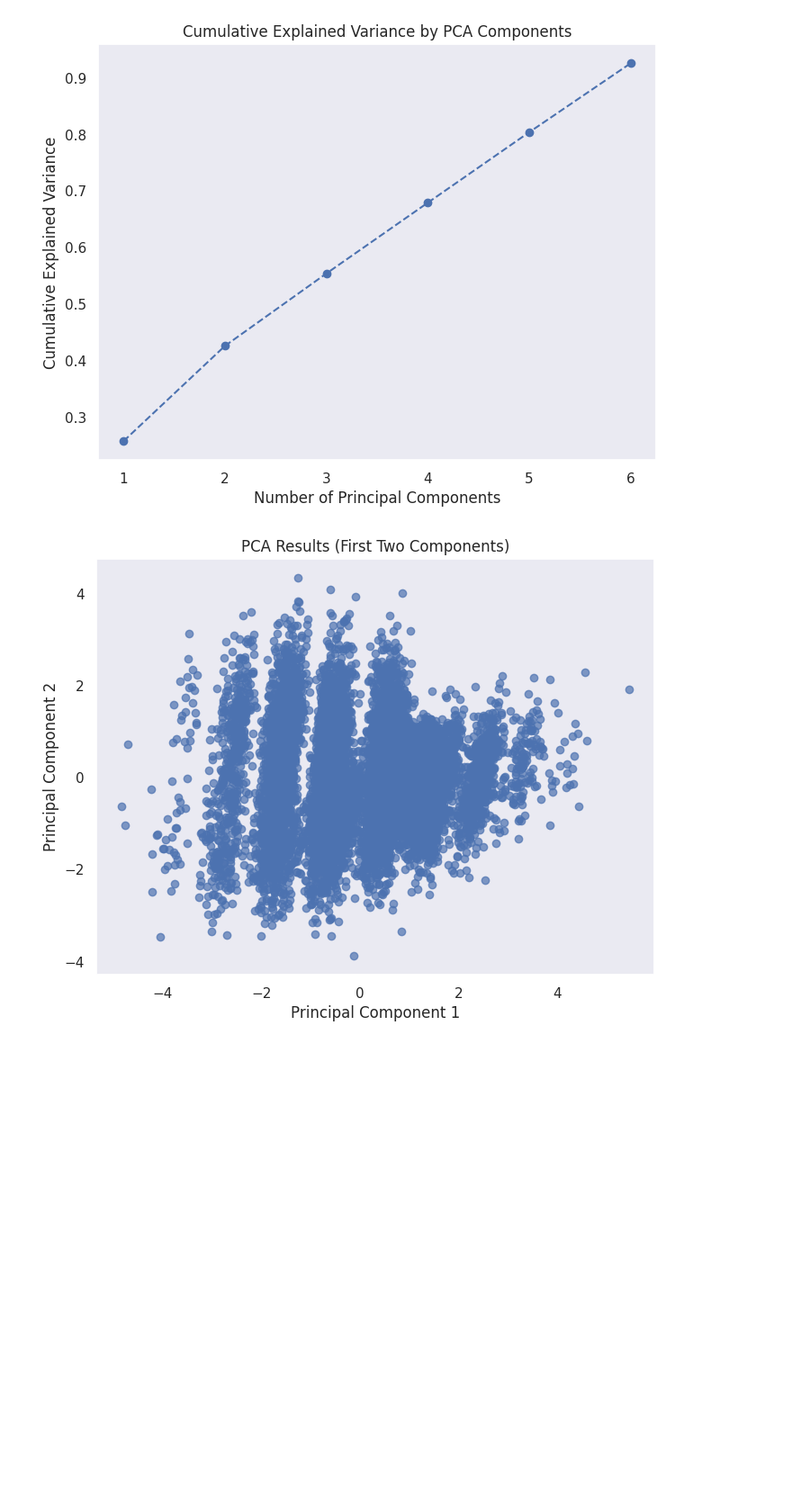
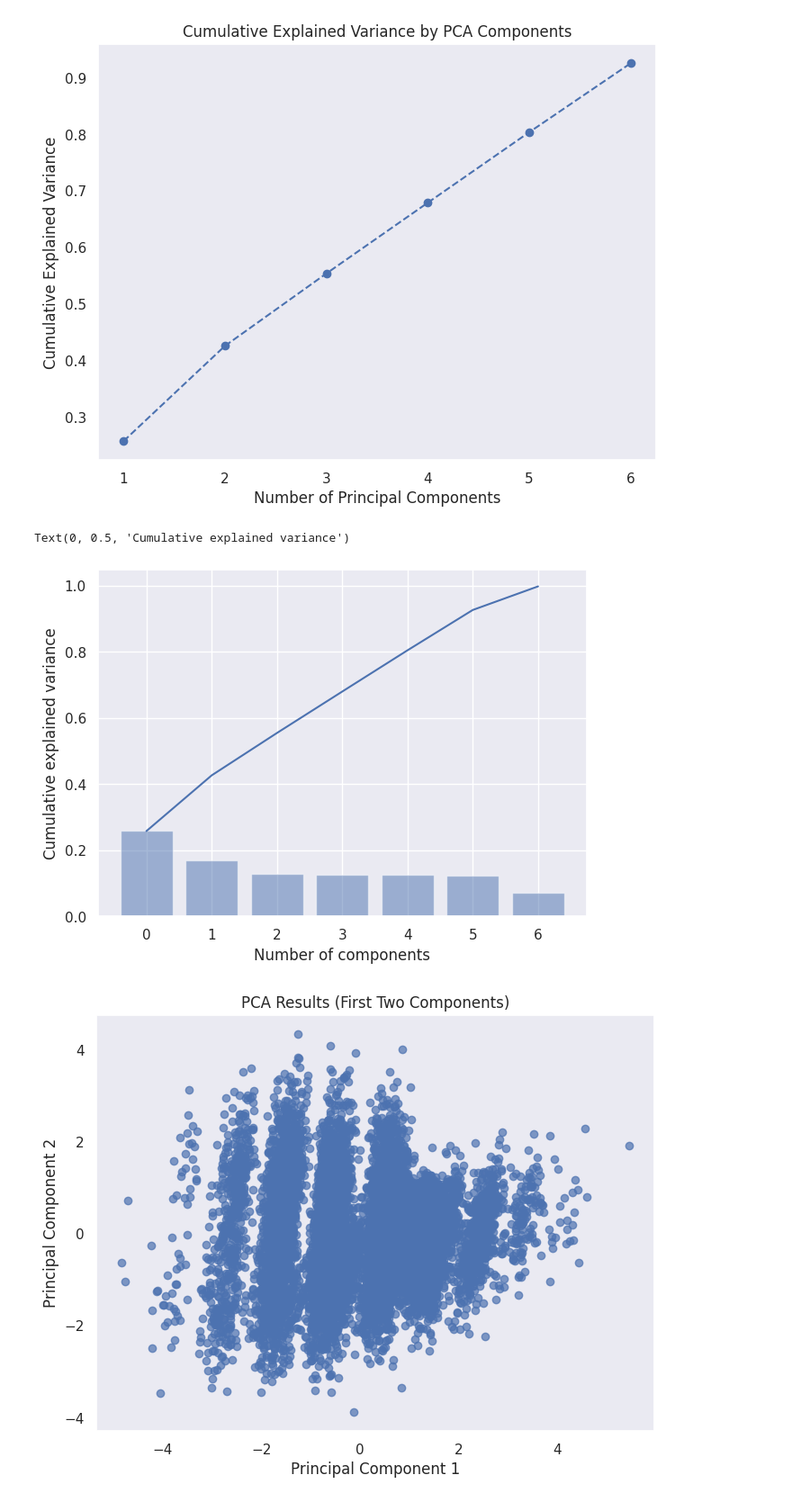
Before and after one commit to mehedimahmudcse/INSE6220, a Jupyter notebook: INSE6220_Mehedi_40262404.ipynb, the cells around one changed output. Shown at 90% size. Drawn from its saved outputs; the diff is of its cells as text; code cells hidden in the pictures; blank space fills up the shorter version.

```diff
--- a/INSE6220_Mehedi_40262404.ipynb
+++ b/INSE6220_Mehedi_40262404.ipynb
@@ -181,6 +209,16 @@ plt.grid()
 plt.show()
 # %% [output]
 [figure]
+# %%
+ell = pca.explained_variance_ratio_
+ind = np.arange(len(ell))
+plt.bar(ind, ell, align='center', alpha=0.5)
+plt.plot(np.cumsum(ell))
+plt.xlabel('Number of components')
+plt.ylabel('Cumulative explained variance')
+# %% [output]
+Text(0, 0.5, 'Cumulative explained variance')
+[figure, added]
 # %%
 # Create a DataFrame with PCA results
 pca_df = pd.DataFrame(data=X_pca, columns=[f'PC{i+1}' for i in range(X_pca.shape[1])])
```
Also changed, not shown: parts of 4 cells of this notebook.
